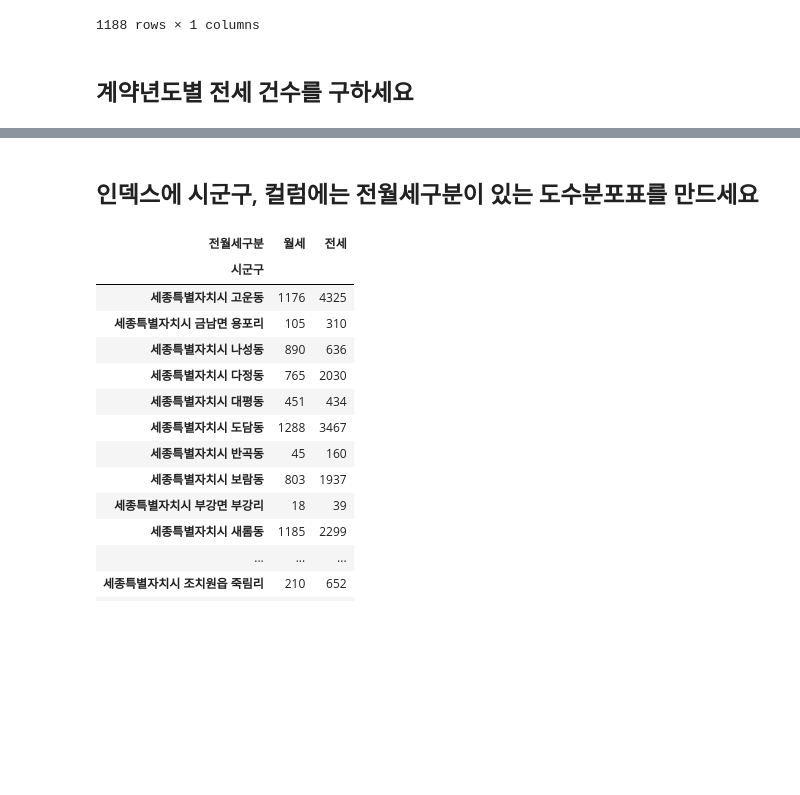
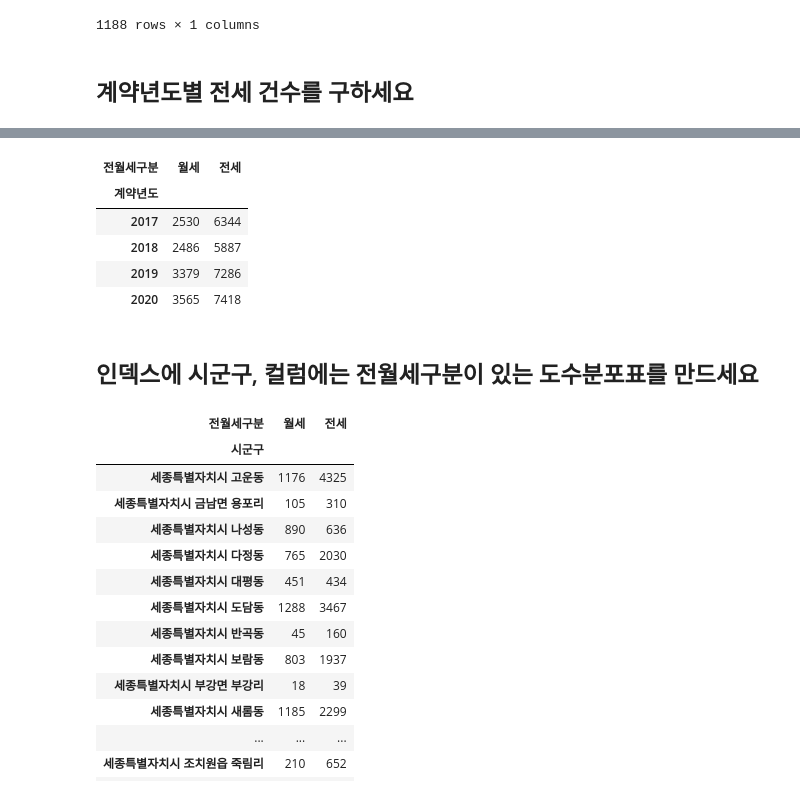
Before and after one commit to blackbutterfly0852/ADP, a Jupyter notebook: 220831_3_데이터핸들링_1_과제.ipynb, the cells around one changed output, grey strips where cells are left out. Drawn from its saved outputs; the diff is of its cells as text; code cells hidden in the pictures; blank space fills up the shorter version.

```diff
--- a/220831_3_데이터핸들링_1_과제.ipynb
+++ b/220831_3_데이터핸들링_1_과제.ipynb
@@ -91,3 +158,13 @@ df.head(10)
+# %%
+ct = pd.crosstab(df['계약년도'], df['전월세구분'])
+ct
+# %% [output]
+| 전월세구분 | 월세 | 전세 |
+| 계약년도 |  |  |
+| 2017 | 2530 | 6344 |
+| 2018 | 2486 | 5887 |
+| 2019 | 3379 | 7286 |
+| 2020 | 3565 | 7418 |
 # %% [markdown]
 ## 인덱스에 시군구, 컬럼에는 전월세구분이 있는 도수분포표를 만드세요
 # %%
```
Also changed, not shown: parts of 4 cells of this notebook.
